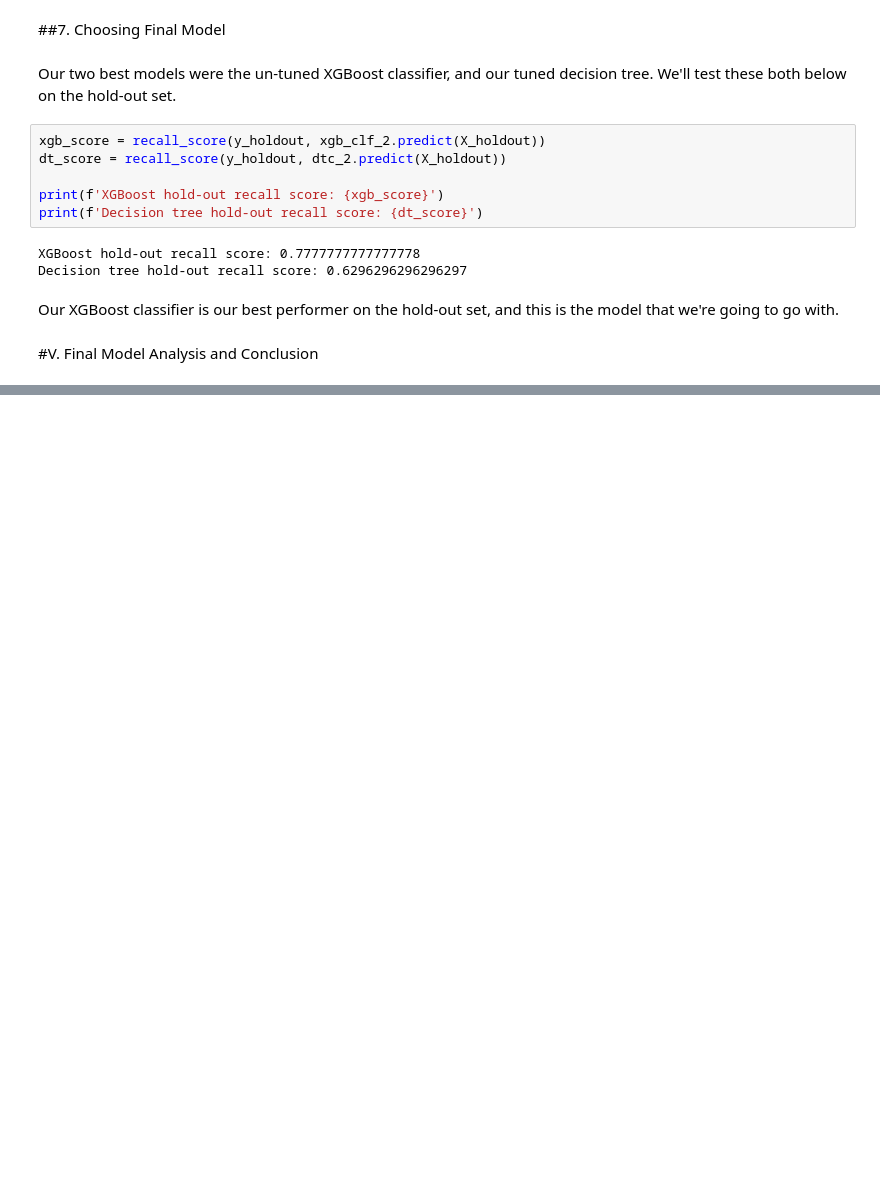
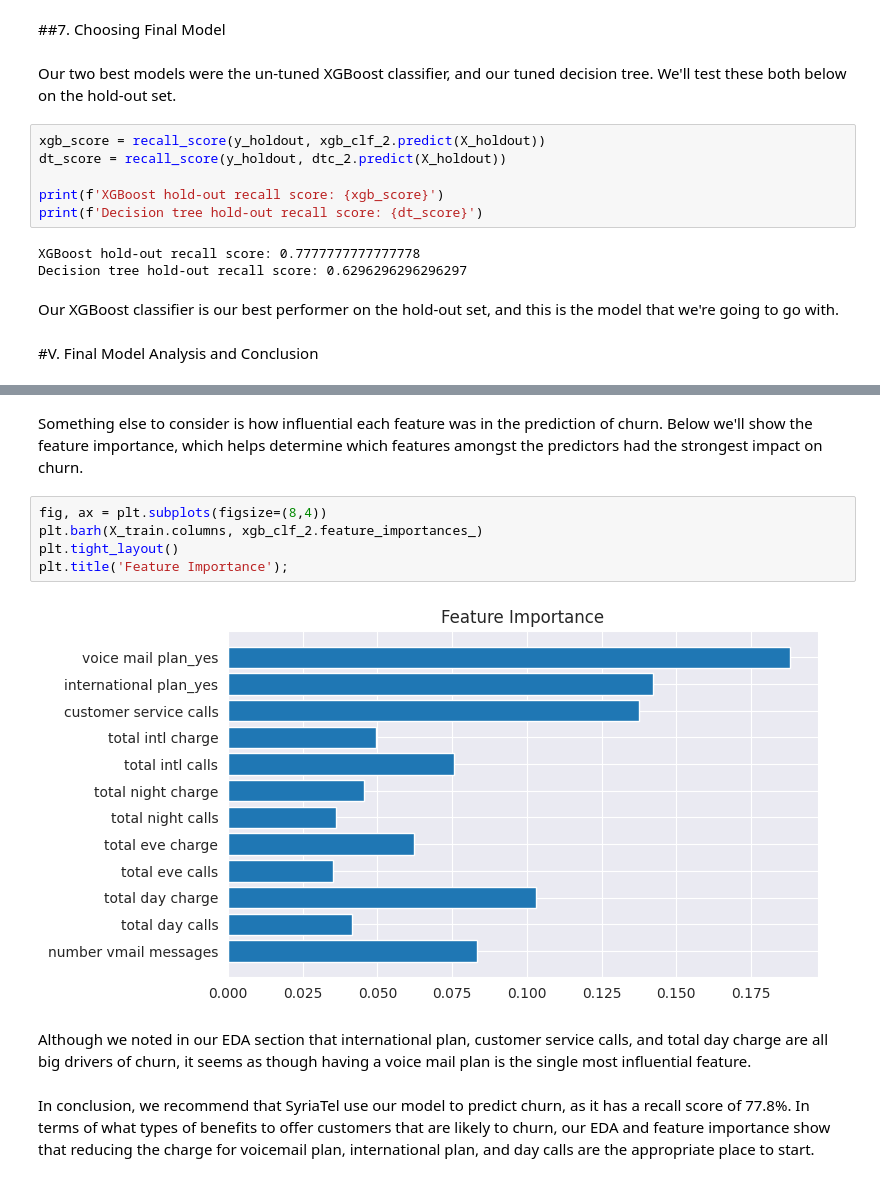
Before and after one commit to bmjaron/phase_3_project, a Jupyter notebook: Untitled1.ipynb, the cells around one changed output, grey strips where cells are left out. Saved outputs shown, nothing was run; the diff lists cells and outputs as text; blank space fills up the shorter version.

```diff
--- a/Untitled1.ipynb
+++ b/Untitled1.ipynb
@@ -796,0 +812,13 @@ The consistency of this model throughout the different tests is encouraging, and
+# %% [markdown]
+Something else to consider is how influential each feature was in the prediction of churn. Below we'll show the feature importance, which helps determine which features amongst the predictors had the strongest impact on churn.
+# %%
+fig, ax = plt.subplots(figsize=(8,4))
+plt.barh(X_train.columns, xgb_clf_2.feature_importances_)
+plt.tight_layout()
+plt.title('Feature Importance');
+# %% [output]
+[figure, added]
+# %% [markdown]
+Although we noted in our EDA section that international plan, customer service calls, and total day charge are all big drivers of churn, it seems as though having a voice mail plan is the single most influential feature.
+# %% [markdown]
+In conclusion, we recommend that SyriaTel use our model to predict churn, as it has a recall score of 77.8%. In terms of what types of benefits to offer customers that are likely to churn, our EDA and feature importance show that reducing the charge for voicemail plan, international plan, and day calls are the appropriate place to start.
```
Also changed, not shown: parts of 6 cells of this notebook.
